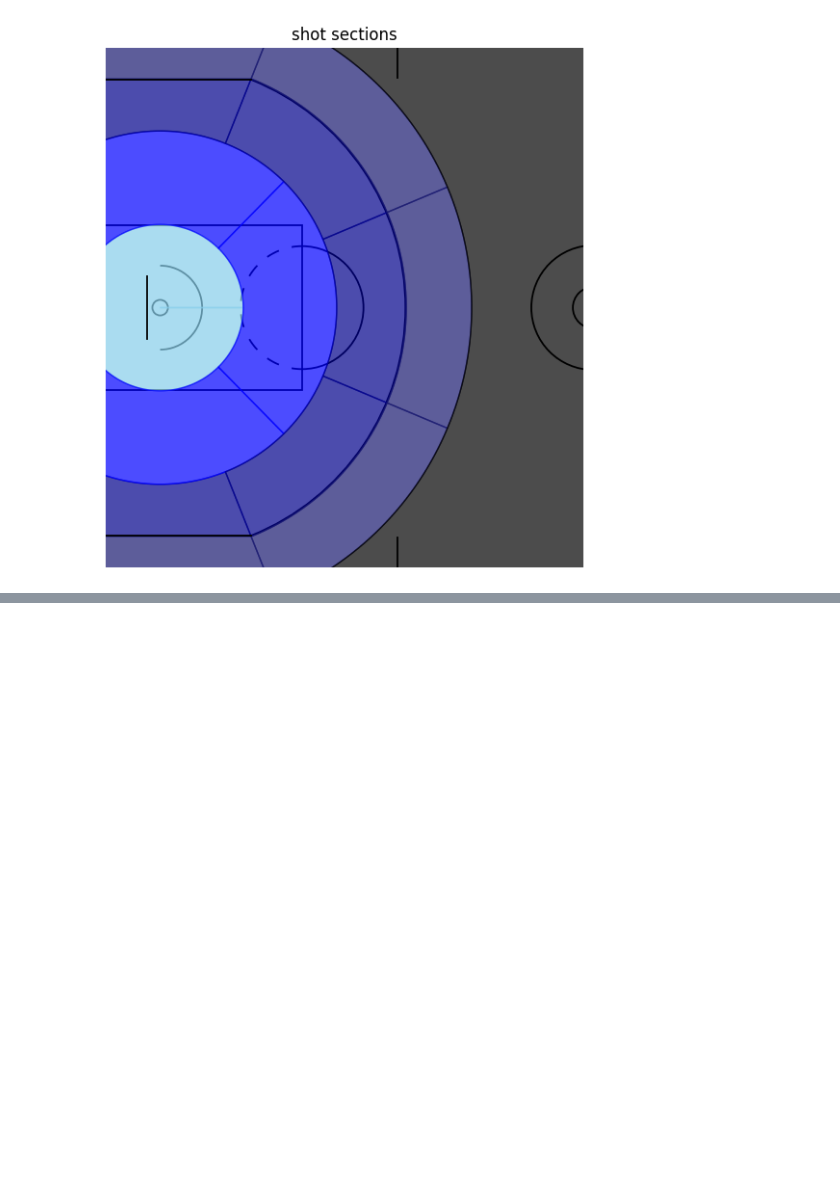
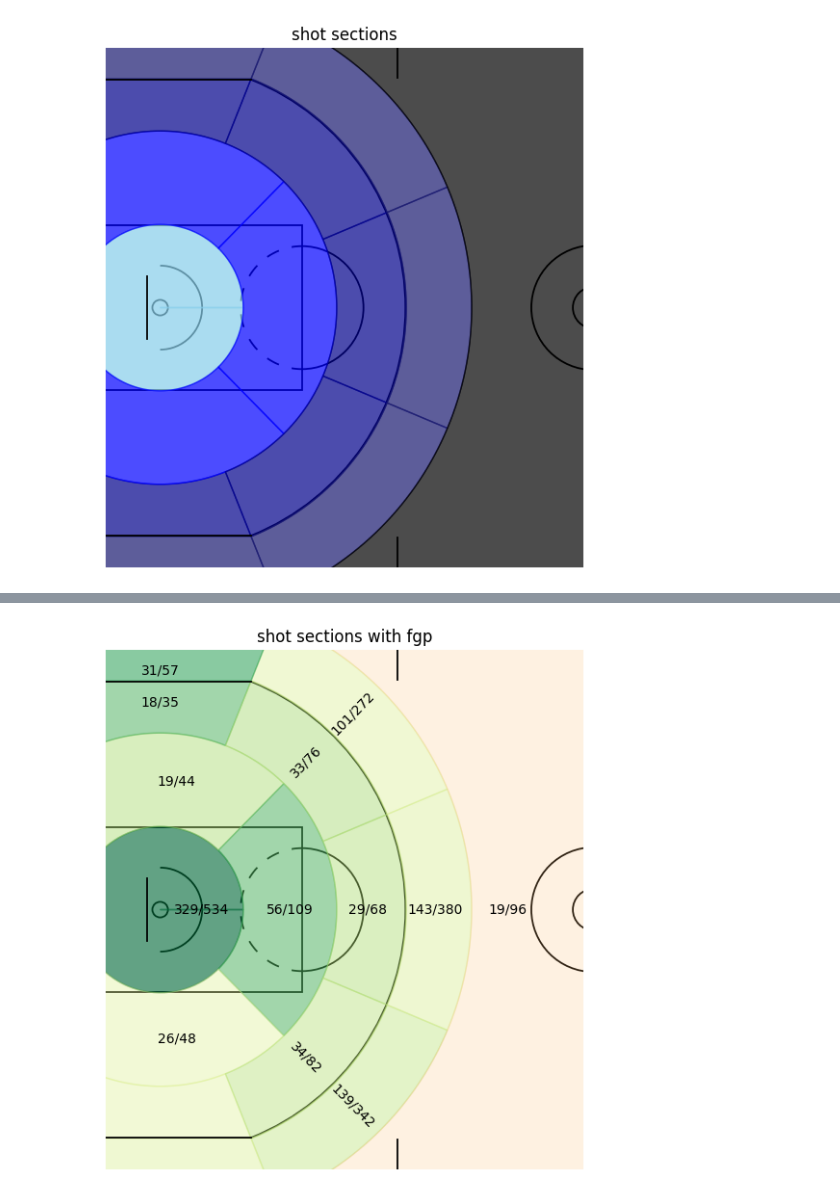
Before and after one commit to JoelSage90/NBAClutchCalculator, a Jupyter notebook: notebooks/shot_plot.ipynb, the cells around one changed output, grey strips where cells are left out. Saved outputs shown, nothing was run; the diff lists cells and outputs as text; code cells hidden in the pictures; blank space fills up the shorter version.

Commit message:
added text to to each section to display the fgm and fga

```diff
--- a/notebooks/shot_plot.ipynb
+++ b/notebooks/shot_plot.ipynb
@@ -204,11 +207,19 @@ sections = df["SHOT_SECTION"].unique()
 section_percentages = {} #stores percentages for each section in dict
 
 for section in sections:
+    section_value_list = []
     try:
         section_percent = len(df[(df["SHOT_SECTION"] == section) & (df["SHOT_MADE_FLAG"] ==1)])/len(df[df["SHOT_SECTION"] == section])
+        section_percent = np.round(section_percent,4)
     except ZeroDivisionError:
         print(f"no shots in this section {section}")
         section_percent = 0
     finally:
-        section_percentages[section] = section_percent
+        section_value_list.append(section_percent)
+        section_value_list.append(len(df[(df["SHOT_SECTION"] == section) & (df["SHOT_MADE_FLAG"] ==1)])) #number of made shots
+        section_value_list.append(len(df[df["SHOT_SECTION"] == section])) #number of taken shots
+        #[percentage,madeshots,taken shots]
+        section_percentages[section] = section_value_list
+
+section_percentages
 # %% [output]
@@ -231,0 +241,72 @@ for section in sections:
+# %%
+#colours for the percentages using a set colour pallet - essentially making a heat map
+max_fg = max(v[0] for v in section_percentages.values())
+cmap = cm.RdYlGn
+def get_colour(percent):
+    #returns a colour based on percentage
+    norm = colors.Normalize(vmin=0, vmax=max_fg) #normalise relative to the players fg%
+    return cmap(norm(percent))
+
+
+fig,ax = draw_half_court()
+ax.set_title("shot sections with fgp")
+colour = "navy"
+
+layups = draw_sections(0,8,0,360,get_colour(section_percentages['layup'][0]),section_percentages['layup'][0])
+left_far_corner = draw_corner_sections(17,180,theta4,-47,-33,22,get_colour(section_percentages['left corner midrange'][0]),section_percentages['left corner midrange'][0])
+left_close_corner = draw_sections(8,17,180,theta5,get_colour(section_percentages['left close midrange'][0]),section_percentages['left close midrange'][0])
+center_close_mid = draw_sections(8,17,theta5,-theta5,get_colour(section_percentages['centre close midrange'][0]),section_percentages['centre close midrange'][0])
+right_far_corner = draw_corner_sections(17,-180,-theta4,-47,-33,-22,get_colour(section_percentages['right corner midrange'][0]),section_percentages['right corner midrange'][0])
+right_close_corner = draw_sections(8,17,-180,-theta5,get_colour(section_percentages['right corner midrange'][0]),section_percentages['right corner midrange'][0])
+left_far_wing = draw_sections(17,23.7,theta4,theta3,get_colour(section_percentages['left wing midrange'][0]),section_percentages['left wing midrange'][0])
+center_far_mid = draw_sections(17,23.7,theta3,-theta3,get_colour(section_percentages['centre midrange'][0]),section_percentages['centre midrange'][0])
+right_far_wing = draw_sections(17,23.7,-theta3,-theta4,get_colour(section_percentages['right wing midrange'][0]),section_percentages['right wing midrange'][0])
+right_wing_three = draw_sections(23.7,30,-theta3,-theta4,get_colour(section_percentages['right wing three'][0]),section_percentages['right wing three'][0])
+left_wing_three = draw_sections(23.7,30,theta4,theta3,get_colour(section_percentages['left wing three'][0]),section_percentages['left wing three'][0])
+center_three = draw_sections(23.7,30,theta3,-theta3,get_colour(section_percentages['centre three'][0]),section_percentages['centre three'][0])
+left_corner_three = draw_corner_sections(30,180,theta4,-47,-33,22,get_colour(section_percentages['left corner three'][0]),section_percentages['left corner three'][0])
+right_corner_three = draw_corner_sections(30,-180,-theta4,-47,-33,-22,get_colour(section_percentages['right corner three'][0]),section_percentages['right corner three'][0])
+deep_three = draw_sections(30,50,theta4,-theta4,get_colour(section_percentages['deep three'][0]),section_percentages['deep three'][0])
+ax.add_patch(layups)
+ax.add_patch(left_close_corner)
+ax.add_patch(left_far_corner)
+ax.add_patch(center_close_mid)
+ax.add_patch(right_far_corner)
+ax.add_patch(right_close_corner)
+ax.add_patch(left_far_wing)
+ax.add_patch(center_far_mid)
+ax.add_patch(right_far_wing)
+ax.add_patch(right_wing_three)
+ax.add_patch(left_wing_three)
+ax.add_patch(center_three)
+ax.add_patch(left_corner_three)
+ax.add_patch(right_corner_three)
+ax.add_patch(deep_three)
+
+def label_section(r1,r2,t1,t2,section,t3):
+    r_mid = (r1+r2)/2
+    t_mid = np.radians((t1+t2)/2)
+    #convert from polar to x and y
+    x =r_mid * np.cos(t_mid) -41.75
+    y =r_mid * np.sin(t_mid)
+    ax.text(x,y,f"{section_percentages[section][1]}/{section_percentages[section][2]}", ha="center", va="center",rotation= t3)
+
+label_section(0,8,0,0,'layup',0)
+label_section(8,17,0,0,'centre close midrange',0)
+label_section(8,17,120,theta5,'left close midrange',0)
+label_section(8,17,-120,-theta5,'right close midrange',0)
+label_section(17,23,theta4,theta3,'left wing midrange',theta5)
+label_section(17,23,0,0,'centre midrange',0)
+label_section(17,23,-theta4,-theta3,'right wing midrange',-theta5)
+label_section(23,30,theta4,theta3,'left wing three',theta5)
+label_section(23,30,-theta4,-theta3,'right wing three',-theta5)
+label_section(23,30,0,0,'centre three',0)
+label_section(30,37,0,0,'deep three',0)
+ax.text(-41.75,20,f"{section_percentages['left corner midrange'][1]}/{section_percentages['left corner midrange'][2]}", ha="center", va="center")
+ax.text(-41.75,23,f"{section_percentages['left corner three'][1]}/{section_percentages['left corner three'][2]}", ha="center", va="center")
+ax.text(-41.75,-20,f"{section_percentages['right corner midrange'][1]}/{section_percentages['right corner midrange'][2]}", ha="center", va="center")
+ax.text(-41.75,-23,f"{section_percentages['right corner three'][1]}/{section_percentages['right corner three'][2]}", ha="center", va="center")
+
+plt.show()
+# %% [output]
+[figure, added]
```
Also changed, not shown: parts of 3 cells of this notebook.
